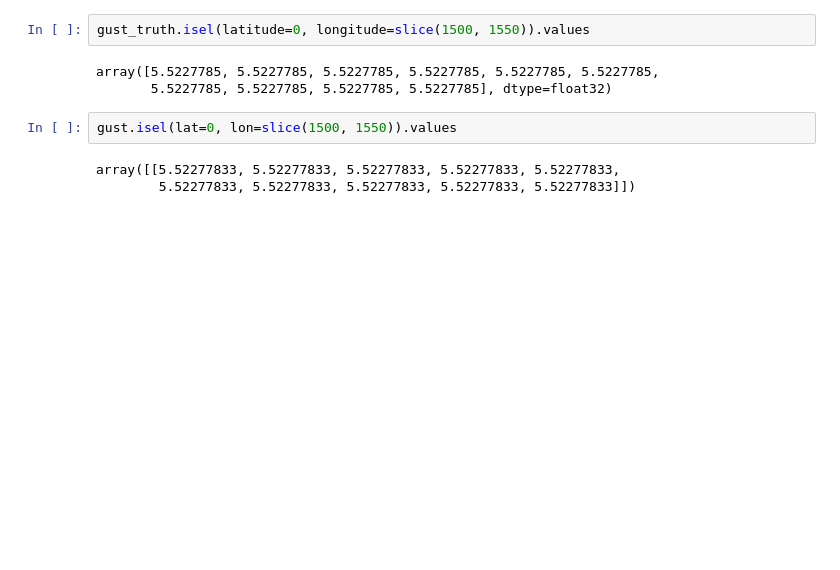
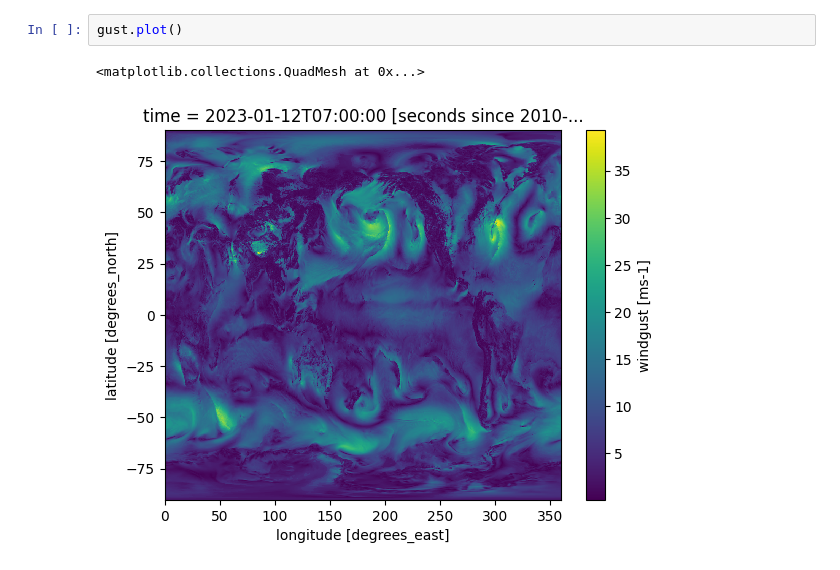
Before and after one commit to mpiannucci/gribberish, a Jupyter notebook: python/examples/gfs.ipynb, the cells around one changed output. Cells and saved outputs as stored; diff of their text form; blank space fills up the shorter version.

Commit message:
Working gfs unpacking thanks to fixed reference value

```diff
--- a/python/examples/gfs.ipynb
+++ b/python/examples/gfs.ipynb
@@ -45,13 +28,8 @@ compare: -5998131.47722167
 -----
 truth: 5.522778511047363
 compa: 5.522778330743313
-# %%
-gust_truth.isel(latitude=0, longitude=slice(1500, 1550)).values
-# %% [output]
-array([5.5227785, 5.5227785, 5.5227785, 5.5227785, 5.5227785, 5.5227785,
-       5.5227785, 5.5227785, 5.5227785, 5.5227785], dtype=float32)
-# %%
-gust.isel(lat=0, lon=slice(1500, 1550)).values
-# %% [output]
-array([[5.52277833, 5.52277833, 5.52277833, 5.52277833, 5.52277833,
-        5.52277833, 5.52277833, 5.52277833, 5.52277833, 5.52277833]])
+# %%
+gust.plot()
+# %% [output]
+<matplotlib.collections.QuadMesh at 0x...>
+[figure, added]
```
Also changed, not shown: parts of 2 cells of this notebook, 7 other files.
